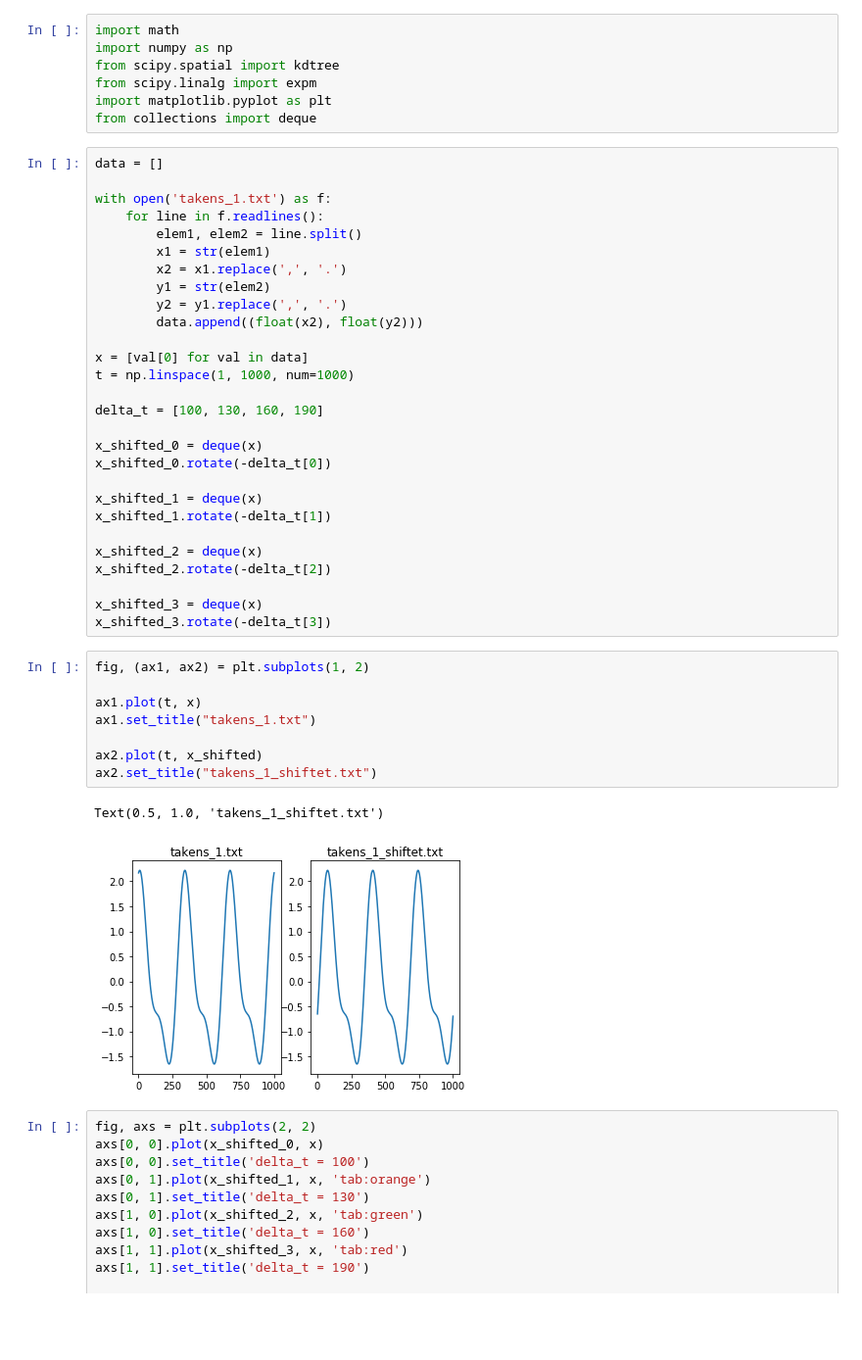
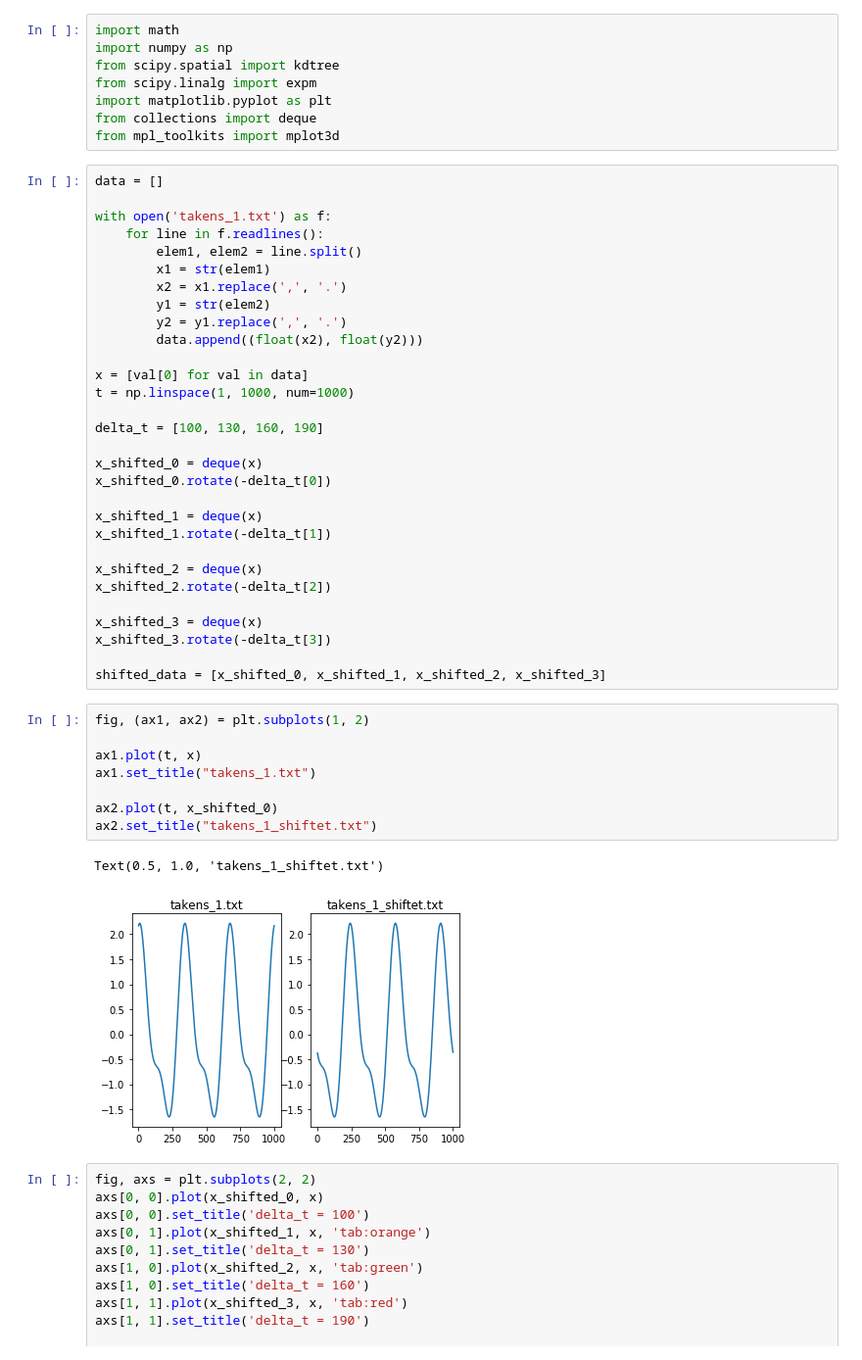
Before and after one commit to clarissanjani/MLCMS_Exercise5, a Jupyter notebook: Task4/task4.ipynb, the cells around one changed output. Shown at 98% size. Saved outputs shown, nothing was run; the diff lists cells and outputs as text; blank space fills up the shorter version.

```diff
--- a/Task4/task4.ipynb
+++ b/Task4/task4.ipynb
@@ -5,6 +5,7 @@ from scipy.spatial import kdtree
 from scipy.linalg import expm
 import matplotlib.pyplot as plt
 from collections import deque
+from mpl_toolkits import mplot3d
 # %%
 data = []
 
@@ -33,17 +34,19 @@ x_shifted_2.rotate(-delta_t[2])
 
 x_shifted_3 = deque(x)
 x_shifted_3.rotate(-delta_t[3])
+
+shifted_data = [x_shifted_0, x_shifted_1, x_shifted_2, x_shifted_3]
 # %%
 fig, (ax1, ax2) = plt.subplots(1, 2)
 
 ax1.plot(t, x)
 ax1.set_title("takens_1.txt")
 
-ax2.plot(t, x_shifted)
+ax2.plot(t, x_shifted_0)
 ax2.set_title("takens_1_shiftet.txt")
 # %% [output]
 Text(0.5, 1.0, 'takens_1_shiftet.txt')
-[figure, old version]
+[figure, new version]
 # %%
 fig, axs = plt.subplots(2, 2)
 axs[0, 0].plot(x_shifted_0, x)
```
Also changed, not shown: parts of 1 cell of this notebook.
